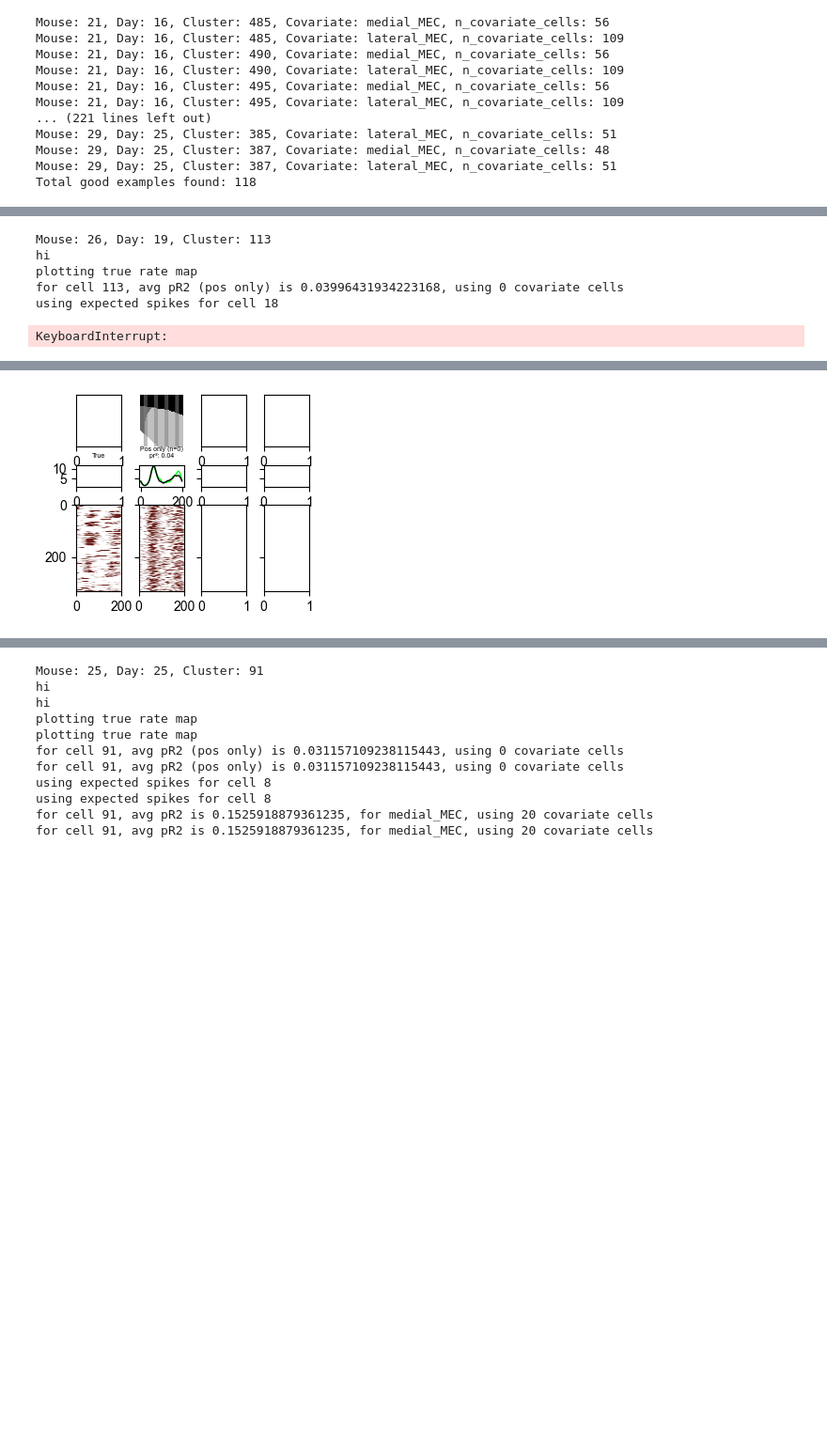
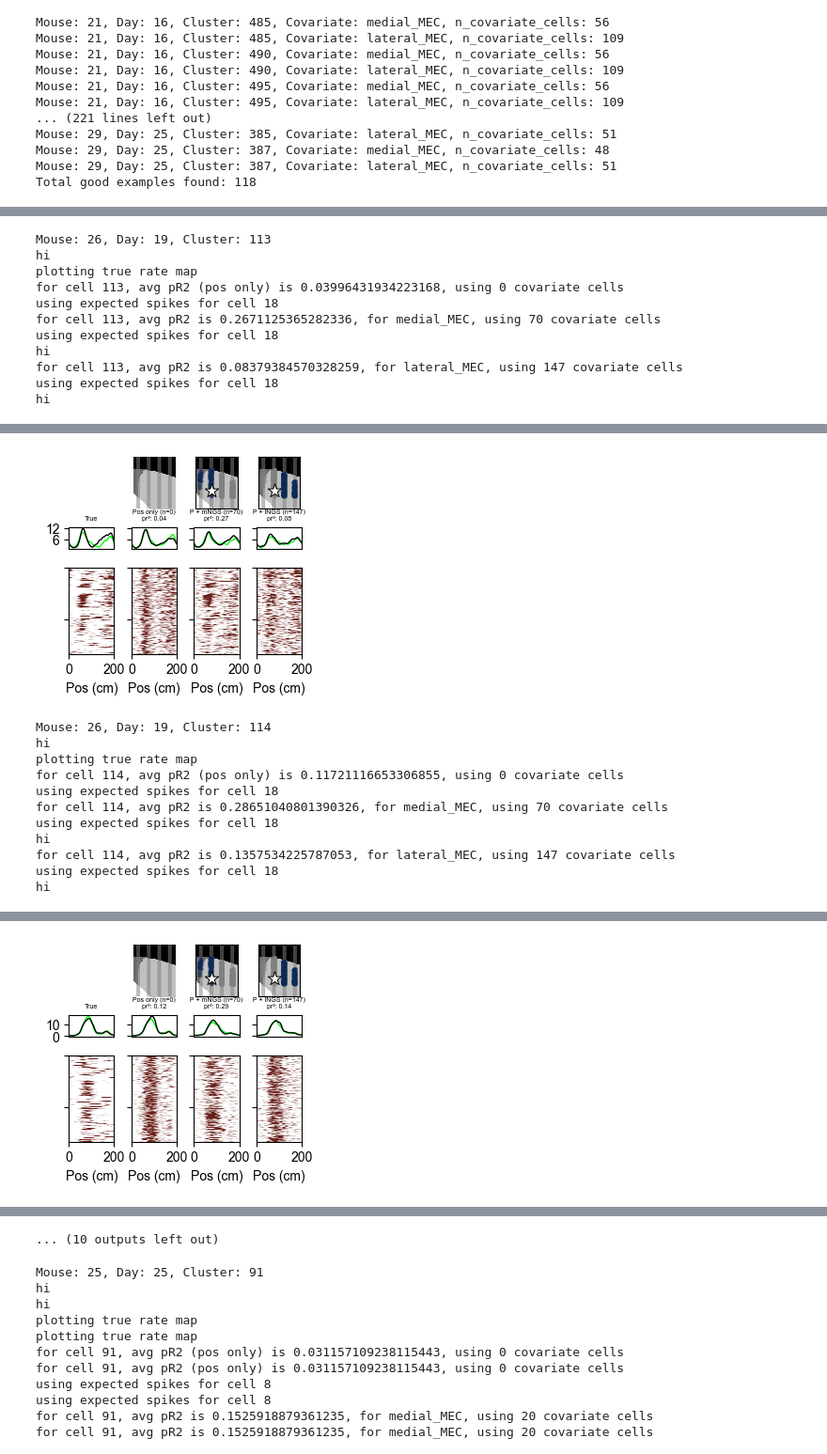
Before and after one commit to HDClark94/spatial-manifolds, a Jupyter notebook: scripts/figures/figure_3_xgboost/FIGUREX_Population_xgboost_absolute_medial_lateral.ipynb, the cells around one changed output, grey strips where cells are left out. Shown at 94% size. Saved outputs shown, nothing was run; the diff lists cells and outputs as text; code cells hidden in the pictures; blank space fills up the shorter version.

```diff
--- a/scripts/figures/figure_3_xgboost/FIGUREX_Population_xgboost_absolute_medial_lateral.ipynb
+++ b/scripts/figures/figure_3_xgboost/FIGUREX_Population_xgboost_absolute_medial_lateral.ipynb
@@ -199,6 +196,10 @@ for mouse, day, cluster_id in filtered_good_examples:
     gcs, ngs, ns, sc, ngs_ns, all = cell_classification_of1(mouse, day, percentile_threshold=95, verbose=False) # subset
     tcs, tcs_time, _, last_ephys_bin, beh, clusters = compute_vr_tcs(mouse,day, apply_zscore=False, apply_guassian_filter=False)
     last_ephys_time_bin = clusters[clusters.index[0]].count(bin_size=time_bs, time_units = 'ms').index[-1]
+
+    # define y-limits for probe plots based on all probe_y values
+    min_y = all['probe_y'].min() - 300
+    max_y = all['probe_y'].max() + 300
 
     # time binned variables for later
     ep = nap.IntervalSet(start=0, end=last_ephys_time_bin, time_units = 's')
@@ -373,32 +374,48 @@ for mouse, day, cluster_id in filtered_good_examples:
     ax[1,3].set_xticks([])
     ax[1,1].set_xticks([])
     ax[1,0].set_xticks([])
     ax[1,0].set_xlim([0,200])
     ax[1,1].set_xlim([0,200])
     ax[1,2].set_xlim([0,200])
     ax[1,3].set_xlim([0,200])
     ax[0,0].axis('off')
     plt.savefig(f'/Users/harryclark/Documents/spatial-manifolds/scripts/figures/figure_3_xgboost/example_cell_{mouse}_day{day}_cluster{cluster_id}.pdf', dpi=300, bbox_inches='tight')
     plt.show()
 # %% [output]
 Mouse: 26, Day: 19, Cluster: 24
 hi
 plotting true rate map
 for cell 24, avg pR2 (pos only) is -0.0002849669496088225, using 0 covariate cells
 using expected spikes for cell 18
 for cell 24, avg pR2 is 0.2634076749637166, for medial_MEC, using 70 covariate cells
 using expected spikes for cell 18
 hi
 for cell 24, avg pR2 is 0.044669199233228304, for lateral_MEC, using 147 covariate cells
 using expected spikes for cell 18
 hi
 [interactive output not drawn]
 [figure]
 Mouse: 26, Day: 19, Cluster: 113
 hi
 plotting true rate map
 for cell 113, avg pR2 (pos only) is 0.03996431934223168, using 0 covariate cells
 using expected spikes for cell 18
+for cell 113, avg pR2 is 0.2671125365282336, for medial_MEC, using 70 covariate cells
+using expected spikes for cell 18
+hi
+for cell 113, avg pR2 is 0.08379384570328259, for lateral_MEC, using 147 covariate cells
+using expected spikes for cell 18
+hi
-KeyboardInterrupt:
 [interactive output not drawn]
-[figure, old version]
+[figure, new version]
+Mouse: 26, Day: 19, Cluster: 114
+hi
+plotting true rate map
+for cell 114, avg pR2 (pos only) is 0.11721116653306855, using 0 covariate cells
+using expected spikes for cell 18
+for cell 114, avg pR2 is 0.28651040801390326, for medial_MEC, using 70 covariate cells
+using expected spikes for cell 18
+hi
+for cell 114, avg pR2 is 0.1357534225787053, for lateral_MEC, using 147 covariate cells
+using expected spikes for cell 18
+hi
@@ -404,0 +423 @@ KeyboardInterrupt:
+[figure, added]
@@ -406,3 +437,4 @@ Error:
+... (10 outputs left out)
 # %%
 # For each good example cell, reconstruct firing rate profiles using xgboost predictions
 # You will need to fill in the details for loading tcs_time, pos_in_time, and MLencoding setup
```
Also changed, not shown: parts of 2 cells of this notebook, 13 other files.
